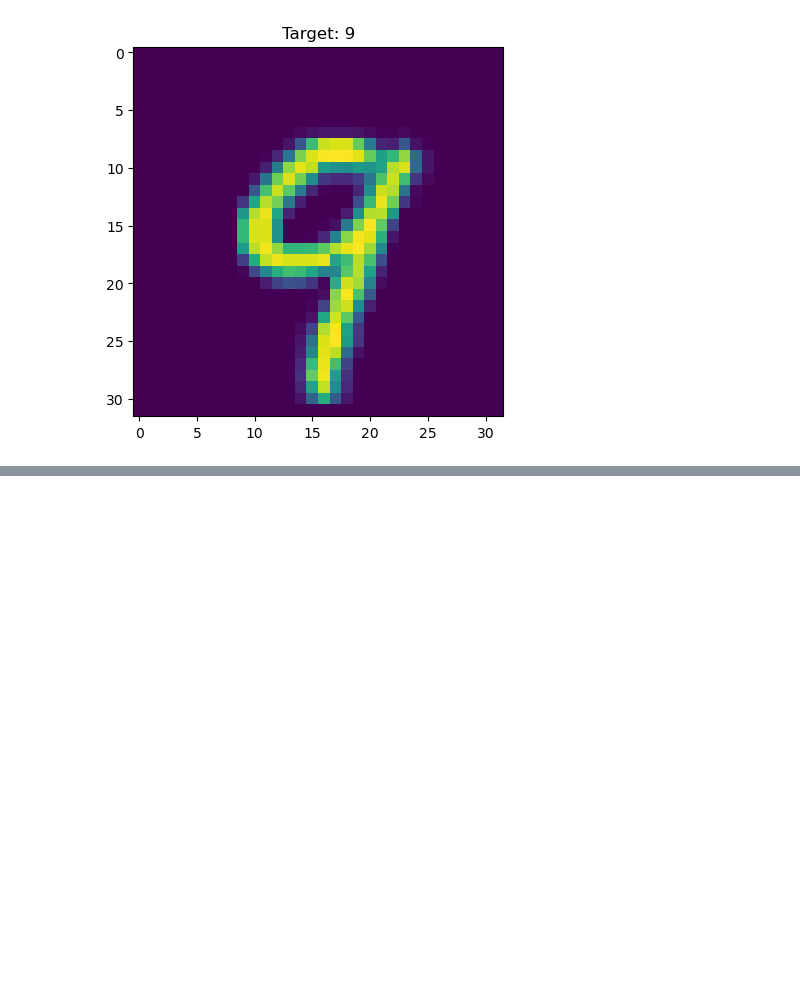
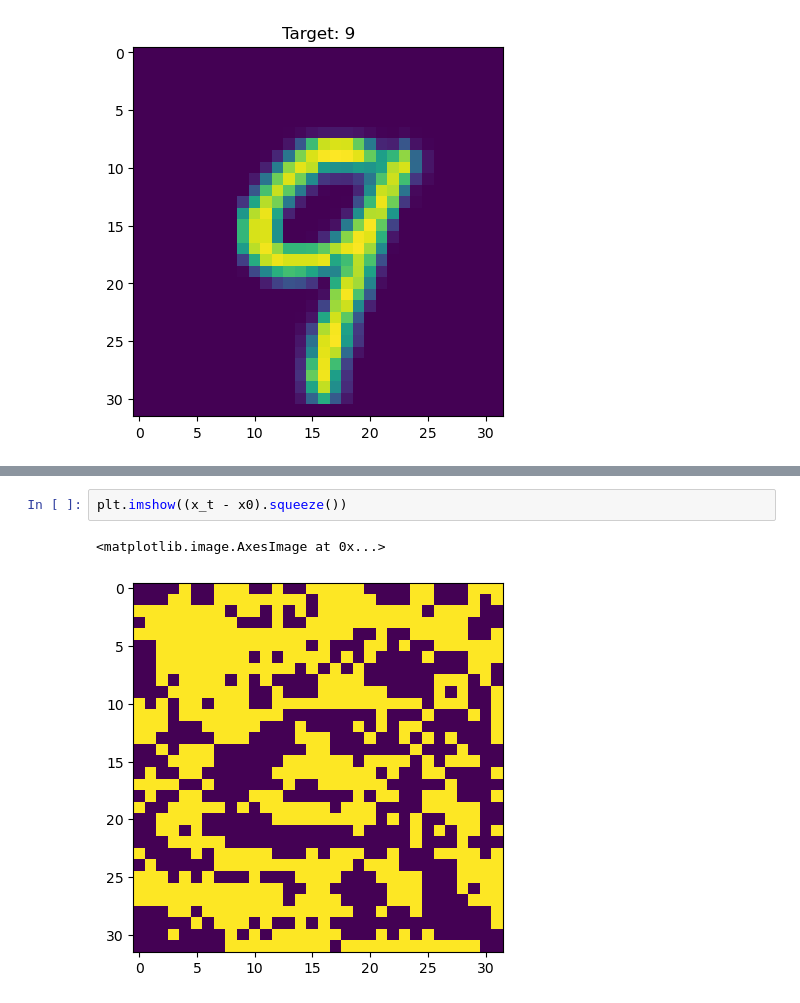
Before and after one commit to TannerAGraves/FW-variants-for-WB-Adversarial-Attacks, a Jupyter notebook: scratch.ipynb, the cells around one changed output, grey strips where cells are left out. Saved outputs shown, nothing was run; the diff lists cells and outputs as text; blank space fills up the shorter version.

```diff
--- a/scratch.ipynb
+++ b/scratch.ipynb
@@ -87,0 +125,5 @@ tensor(0.0976)
+# %%
+plt.imshow((x_t - x0).squeeze())
+# %% [output]
+<matplotlib.image.AxesImage at 0x...>
+[figure, added]
```
Also changed, not shown: parts of 9 cells of this notebook, 1 other file.
